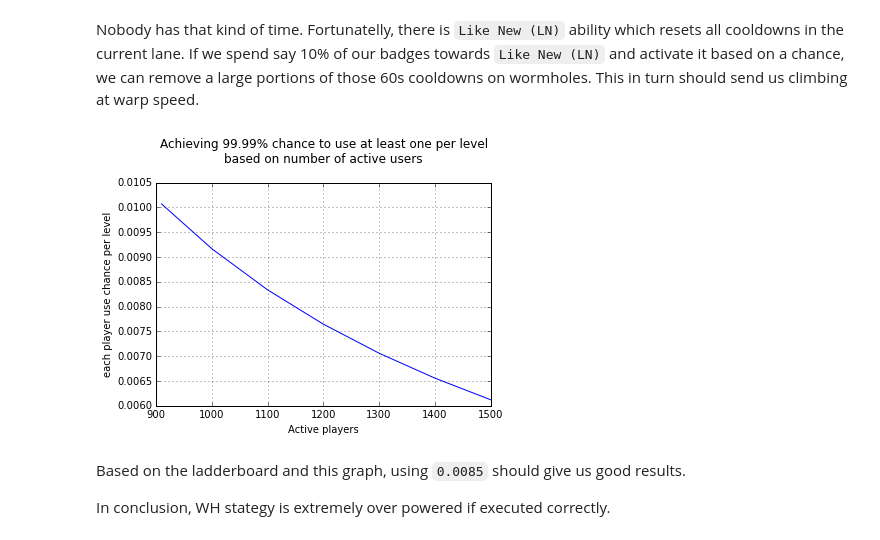
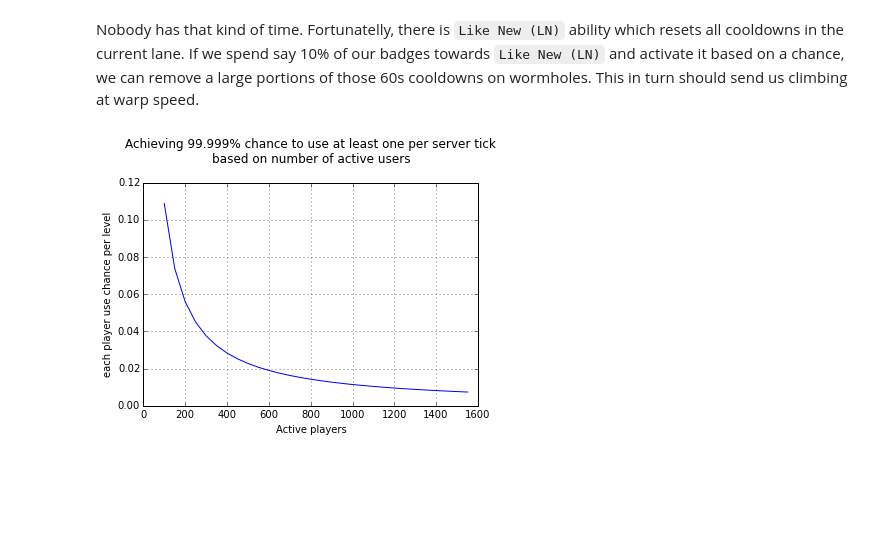
Before and after one commit to SteamGame/steamSummerMinigame, a Jupyter notebook: Analysis of WH spam strategy.ipynb, the cells around one changed output. Saved outputs shown, nothing was run; the diff lists cells and outputs as text; code cells hidden in the pictures; blank space fills up the shorter version.

```diff
--- a/Analysis of WH spam strategy.ipynb
+++ b/Analysis of WH spam strategy.ipynb
@@ -116,23 +116,19 @@ plt.show()
 # %% [markdown]
 Nobody has that kind of time. Fortunatelly, there is `Like New (LN)` ability which resets all cooldowns in the current lane. If we spend say 10% of our badges towards `Like New (LN)` and activate it based on a chance, we can remove a large portions of those 60s cooldowns on wormholes. This in turn should send us climbing at warp speed.
 # %%
-chance_one_per_level = 0.9999
+chance_one_per_tick = 0.99999
 
-x = [910] + range(1000,1600,100)
-y = map(lambda n_actives: 1-((1-chance_one_per_level) ** (1.0/n_actives)), x)
+x = range(100,1600,50)
+y = map(lambda n_actives: 1-((1-chance_one_per_tick) ** (1.0/n_actives)), x)
 
-title = "Achieving %0.2f%% chance to use at least one per level" % (chance_one_per_level * 100.0)
+title = "Achieving %0.3f%% chance to use at least one per server tick" % (chance_one_per_tick * 100.0)
 title += "\nbased on number of active users\n"
 plt.title(title)
 
 plt.plot(x,y)
 plt.ylabel("each player use chance per level")
 plt.xlabel("Active players")
 plt.grid(True)
 plt.show()
 # %% [output]
-[figure, old version]
+[figure, new version]
-# %% [markdown]
-Based on the ladderboard and this graph, using `0.0085` should give us good results.
-
-In conclusion, WH stategy is extremely over powered if executed correctly.
```
Also changed, not shown: parts of 1 cell of this notebook.
